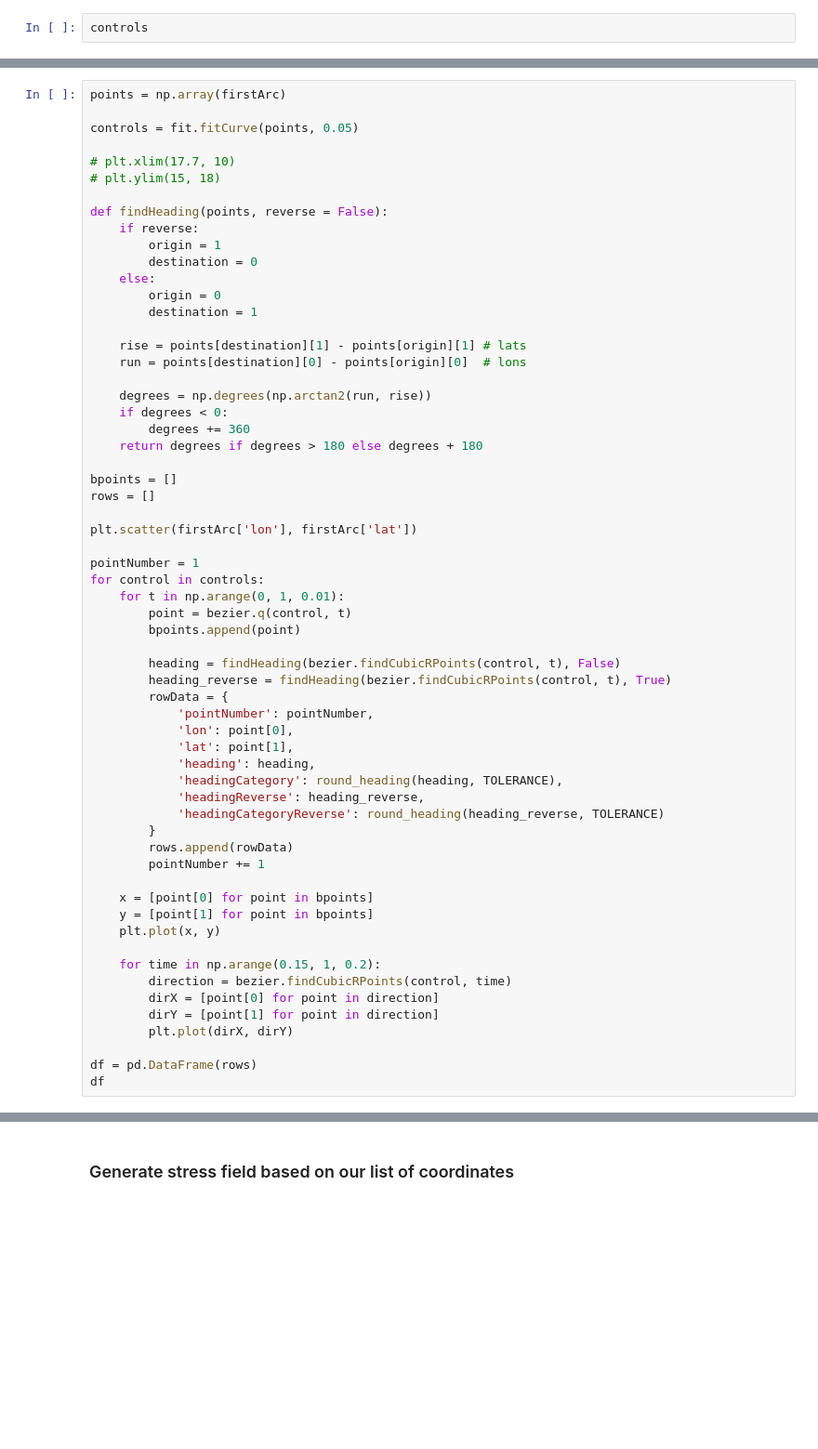
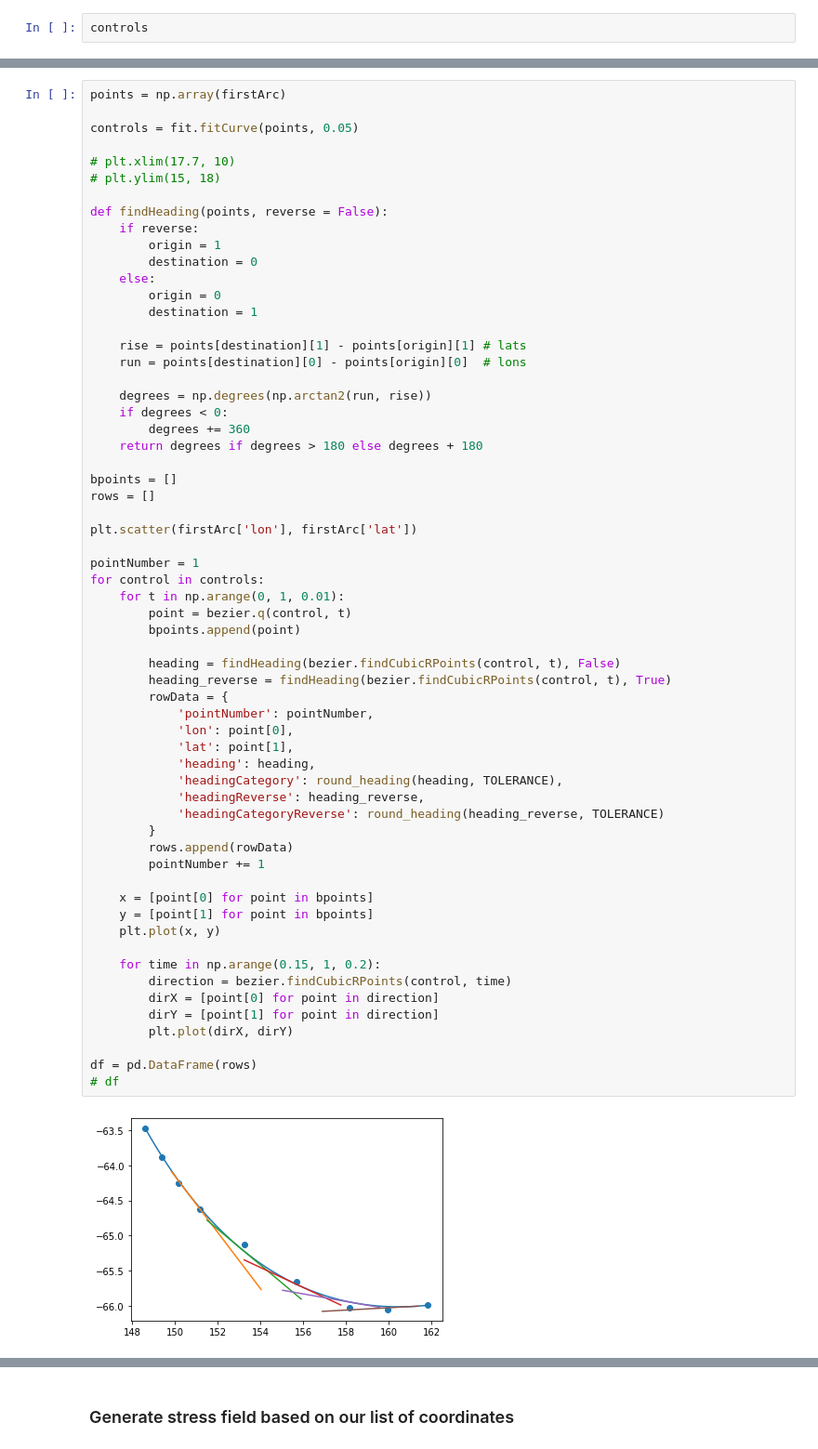
Before and after one commit to ssajous/europa-cycloids, a Jupyter notebook: src/Sample.ipynb, the cells around one changed output, grey strips where cells are left out. Shown: that part at 93% size. Cells and saved outputs as stored; diff of their text form; blank space fills up the shorter version.

```diff
--- a/src/Sample.ipynb
+++ b/src/Sample.ipynb
@@ -569,31 +604,33 @@ pointNumber = 1
 for control in controls:
     for t in np.arange(0, 1, 0.01):
         point = bezier.q(control, t)
         bpoints.append(point)
 
         heading = findHeading(bezier.findCubicRPoints(control, t), False)
         heading_reverse = findHeading(bezier.findCubicRPoints(control, t), True)
         rowData = {
             'pointNumber': pointNumber,
             'lon': point[0],
             'lat': point[1],
             'heading': heading,
             'headingCategory': round_heading(heading, TOLERANCE),
             'headingReverse': heading_reverse,
             'headingCategoryReverse': round_heading(heading_reverse, TOLERANCE)
         }
         rows.append(rowData)
         pointNumber += 1
 
     x = [point[0] for point in bpoints]
     y = [point[1] for point in bpoints]
     plt.plot(x, y)
 
     for time in np.arange(0.15, 1, 0.2):
         direction = bezier.findCubicRPoints(control, time)
         dirX = [point[0] for point in direction]
         dirY = [point[1] for point in direction]
         plt.plot(dirX, dirY)
 
 df = pd.DataFrame(rows)
-df
+# df
+# %% [output]
+[figure, added]
```
Also changed, not shown: parts of 44 cells of this notebook, 4 other files.
